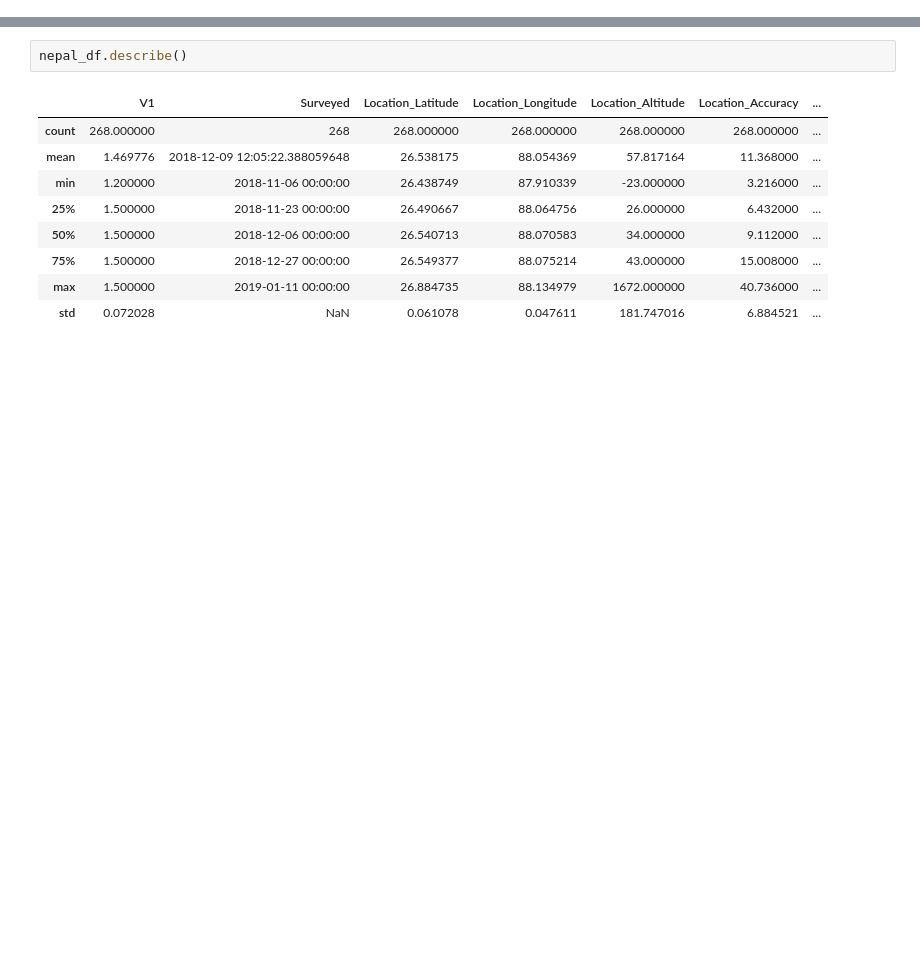
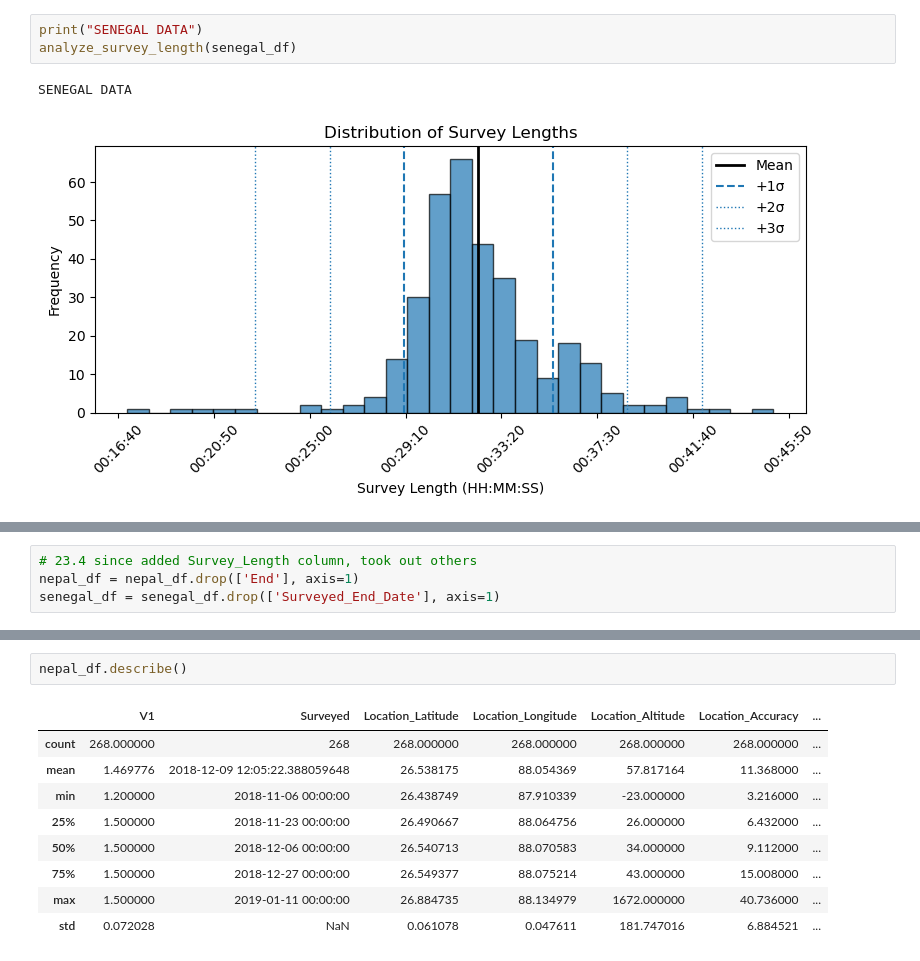
Before and after one commit to thenarrowgate/smallholder-productivity-analysis, a Jupyter notebook: notebooks/EDA.ipynb, the cells around one changed output, grey strips where cells are left out. Drawn from its saved outputs; the diff is of its cells as text; blank space fills up the shorter version.

```diff
--- a/notebooks/EDA.ipynb
+++ b/notebooks/EDA.ipynb
@@ -29,0 +401,6 @@ datetime64[ns]
+# %%
+print("SENEGAL DATA")
+analyze_survey_length(senegal_df)
+# %% [output]
+SENEGAL DATA
+[figure, added]
@@ -29,0 +411,4 @@ datetime64[ns]
+# %%
+# 23.4 since added Survey_Length column, took out others
+nepal_df = nepal_df.drop(['End'], axis=1)
+senegal_df = senegal_df.drop(['Surveyed_End_Date'], axis=1)
```
Also changed, not shown: parts of 44 cells of this notebook, 1 other file.
